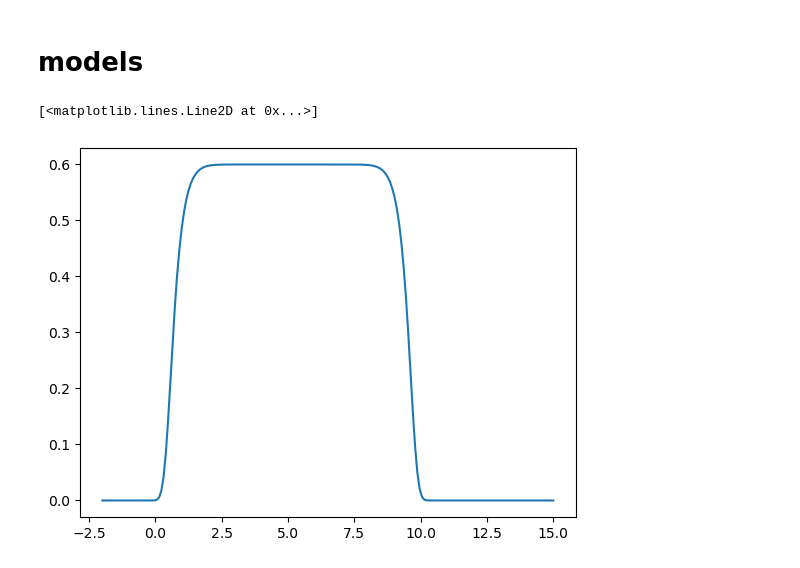
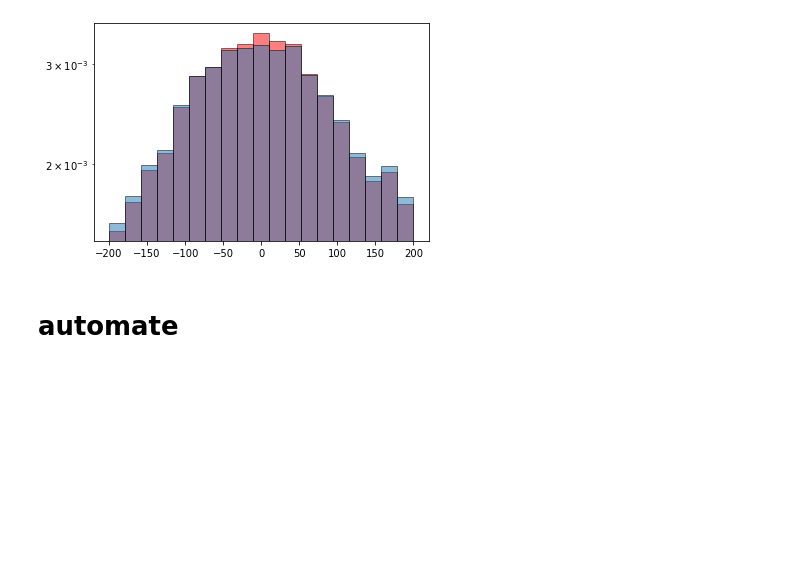
Before and after one commit to Alisyaifudin/Thesis-Project, a Jupyter notebook: 3_Vertical_Number/3.3. Effective Volume.ipynb, the cells around one changed output. Saved outputs shown, nothing was run; the diff lists cells and outputs as text; code cells hidden in the pictures; blank space fills up the shorter version.

```diff
--- a/3_Vertical_Number/3.3. Effective Volume.ipynb
+++ b/3_Vertical_Number/3.3. Effective Volume.ipynb
@@ -247,0 +137,5 @@ export(hdf5) [########################################] 100.00% elapsed time  :
+# %%
+gaia_raw = vaex.open(join(spectral_dir, name))
+gaia = gaia_raw.filter("Dist>50")
+gaia = gaia.extract()
+gaia
@@ -248,13 +155,18 @@ export(hdf5) [########################################] 100.00% elapsed time  :
+# %%
+zedge = np.linspace(-Z, Z, 20) #edges
+zmid = (zedge[:-1]+zedge[1:])/2
+zs = gaia["z"].to_numpy()
+znum, _ = np.histogram(zs, bins=zedge)
+zcor = znum/compz(zmid)
+
+zs = gaia_raw["z"].to_numpy()
+znum_raw, _ = np.histogram(zs, bins=zedge)
+
+dz = zedge[1]-zedge[0]
+plt.bar(zmid, zcor/(zcor.sum()*dz), width=dz, edgecolor="k", alpha=0.5, color="r")
+plt.bar(zmid, znum_raw/(znum_raw.sum()*dz), width=dz, edgecolor="k", alpha=0.5)
+plt.yscale("log")
+# %% [output]
+[figure, added]
 # %% [markdown]
-# models
+# automate
-# %%
-dm = np.linspace(-2, 15, 200)
-# dm0 = 7.1
-dm0=5.1
-delta = 4.4
-A = 1.2
-comp = A/(1+np.exp(((dm-dm0)/delta)**14))
-plt.plot(dm, comp)
-# %% [output]
-[<matplotlib.lines.Line2D at 0x...>]
-[figure, removed]
```
Also changed, not shown: parts of 50 cells of this notebook, 18 other files.
